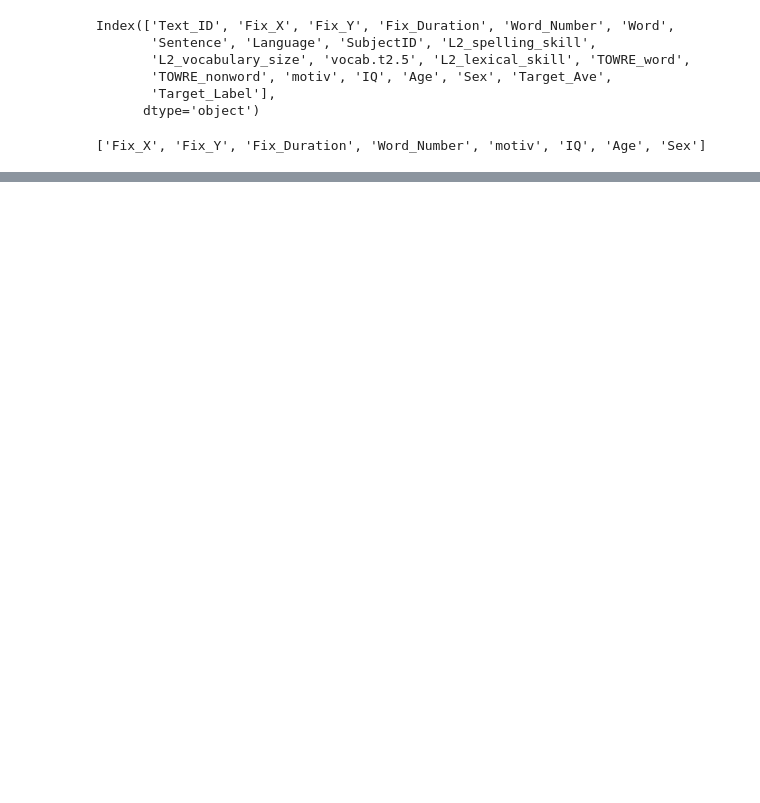
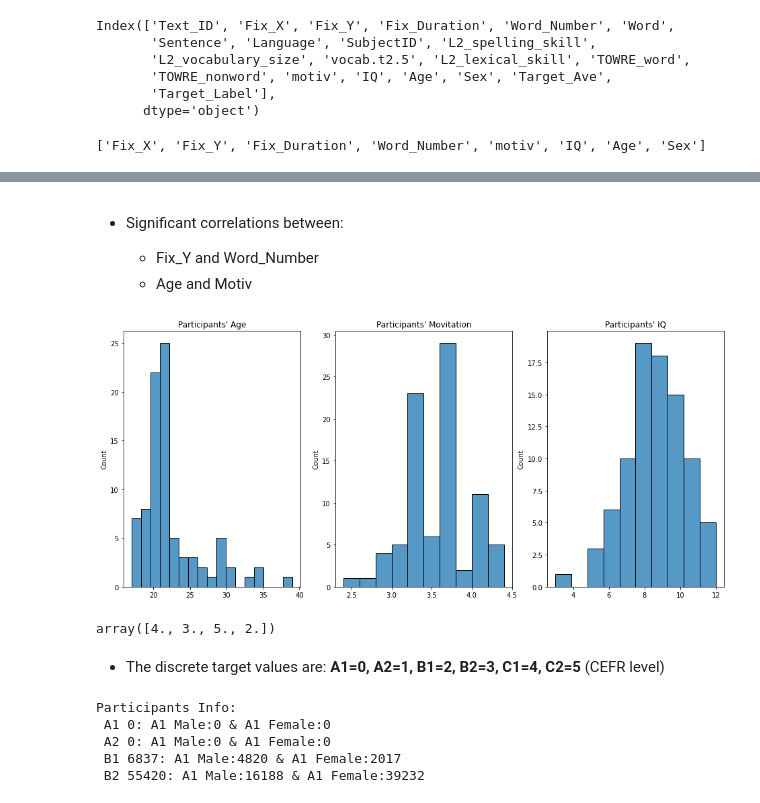
Before and after one commit to mvkairov/meco, a Jupyter notebook: Notebooks/a02_ru_fix_demo_analysis.ipynb, the cells around one changed output, grey strips where cells are left out. Cells and saved outputs as stored; diff of their text form; code cells hidden in the pictures; blank space fills up the shorter version.

Commit message:
Age, Motiv and IQ hist

```diff
--- a/Notebooks/a02_ru_fix_demo_analysis.ipynb
+++ b/Notebooks/a02_ru_fix_demo_analysis.ipynb
@@ -27,6 +33,10 @@ Index(['Text_ID', 'Fix_X', 'Fix_Y', 'Fix_Duration', 'Word_Number', 'Word',
        'TOWRE_nonword', 'motiv', 'IQ', 'Age', 'Sex', 'Target_Ave',
        'Target_Label'],
       dtype='object')
+# %%
+
+subject_ids = ru_fix_demo.SubjectID.unique()
+print(subject_ids, len(subject_ids))
 # %%
 
 targets = ["Target_Label"]
@@ -93,0 +95,41 @@ plt.hist(ages)
+# %% [markdown]
+
+
+- Significant correlations between:
+
+    - Fix_Y and Word_Number
+    - Age and Motiv
+# %%
+
+ages, motives, iqs = [], [], []
+for subject_id in subject_ids:
+    ages.append(ru_fix_demo.loc[ru_fix_demo.SubjectID == subject_id].iloc[0].Age)
+    motives.append(ru_fix_demo.loc[ru_fix_demo.SubjectID == subject_id].iloc[0].motiv)
+    iqs.append(ru_fix_demo.loc[ru_fix_demo.SubjectID == subject_id].iloc[0].IQ)
+
+ages = np.asarray(ages)
+motives = np.asarray(motives)
+iqs = np.asarray(iqs)
+# %%
+
+plt.figure(figsize=(16, 7))
+plt.subplot(131)
+sns.histplot(ages)
+plt.title("Participants' Age")
+plt.subplot(132)
+sns.histplot(motives)
+plt.title("Participants' Movitation")
+plt.subplot(133)
+sns.histplot(iq)
+plt.title("Participants' IQ")
+plt.show()
+# %% [output]
+[figure, added]
+# %%
+
+labels = data.Target_Label.unique()
+labels
+# %% [output]
+array([4., 3., 5., 2.])
+# %% [markdown]
+- The discrete target values are: **A1=0, A2=1, B1=2, B2=3, C1=4, C2=5** (CEFR level)
@@ -93,0 +171,18 @@ plt.hist(ages)
+# %%
+
+
+
+print("Participants Info: \n"
+      f" A1 {a1.shape[0]}: A1 Male:{a1_male.shape[0]} & A1 Female:{a1_female.shape[0]} \n"
+      f" A2 {a2.shape[0]}: A1 Male:{a2_male.shape[0]} & A1 Female:{a2_female.shape[0]} \n"
+
+      f" B1 {b1.shape[0]}: A1 Male:{b1_male.shape[0]} & A1 Female:{b1_female.shape[0]} \n"
+      f" B2 {b2.shape[0]}: A1 Male:{b2_male.shape[0]} & A1 Female:{b2_female.shape[0]} \n"
+
+)
+# %% [output]
+Participants Info:
+ A1 0: A1 Male:0 & A1 Female:0
+ A2 0: A1 Male:0 & A1 Female:0
+ B1 6837: A1 Male:4820 & A1 Female:2017
+ B2 55420: A1 Male:16188 & A1 Female:39232
```
Also changed, not shown: parts of 10 cells of this notebook.
